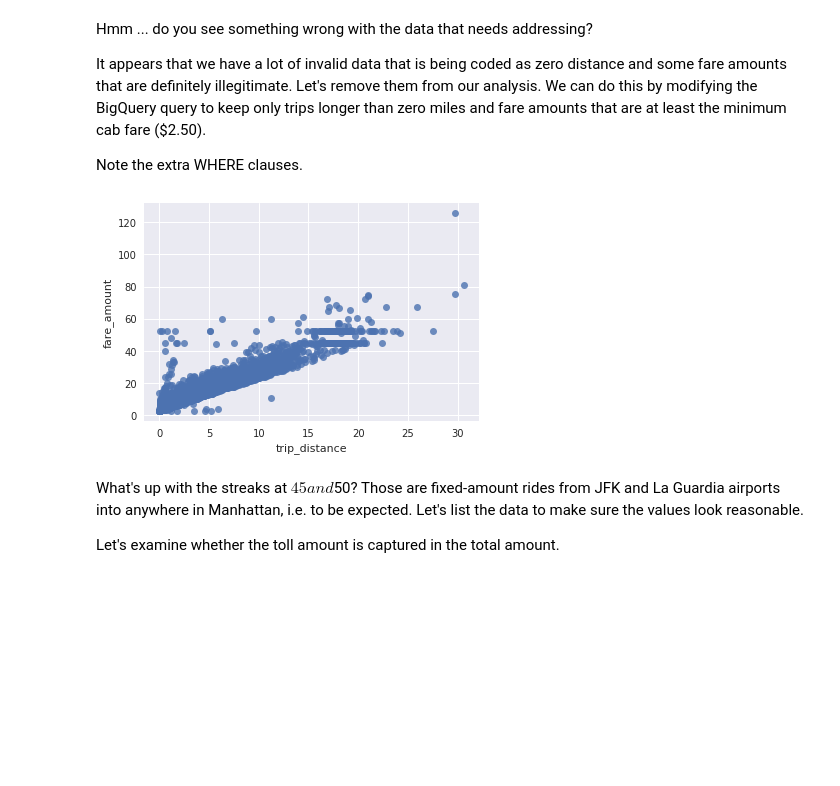
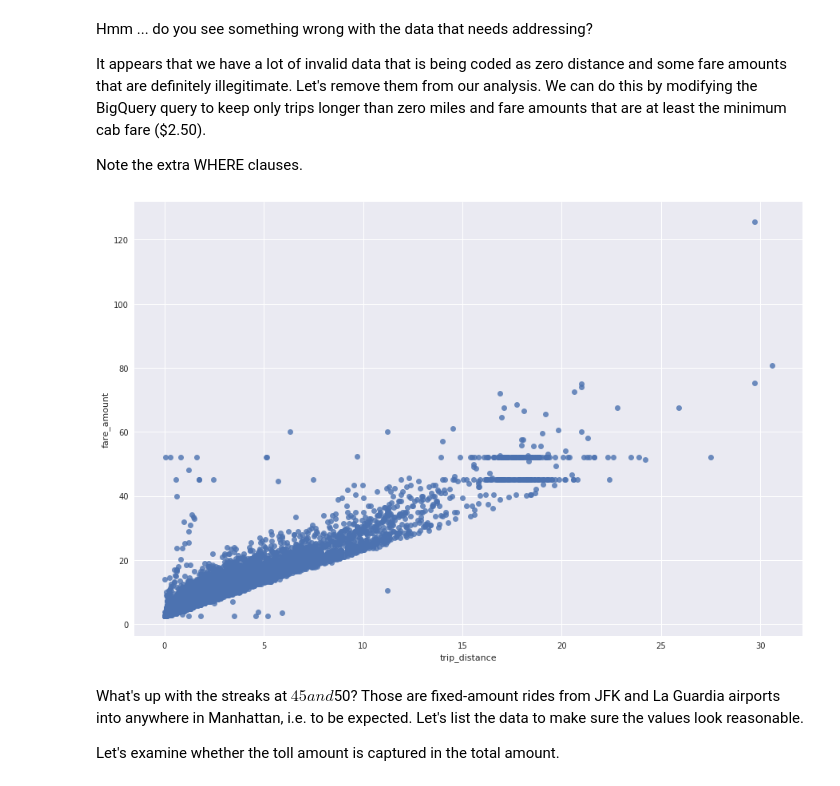
Before and after one commit to bjoernrost/ml-live, a Jupyter notebook: ml-live.ipynb, the cells around one changed output. Cells and saved outputs as stored; diff of their text form; code cells hidden in the pictures; blank space fills up the shorter version.

Commit message:
Increased visuals size.

```diff
--- a/ml-live.ipynb
+++ b/ml-live.ipynb
@@ -104,9 +107,11 @@ WHERE
   trip_distance > 0 AND fare_amount >= 2.5)
 # %%
 trips = bq.Query(afewrecords3, EVERY_N=100000).to_dataframe()
+fig, ax = plt.subplots()
+fig.set_size_inches(15, 10)
 ax = sns.regplot(x="trip_distance", y="fare_amount", fit_reg=False, ci=None, truncate=True, data=trips)
 # %% [output]
-[figure, old version]
+[figure, new version]
 # %% [markdown]
 What's up with the streaks at $45 and $50?  Those are fixed-amount rides from JFK and La Guardia airports into anywhere in Manhattan, i.e. to be expected. Let's list the data to make sure the values look reasonable.
 
```
Also changed, not shown: parts of 9 cells of this notebook.
